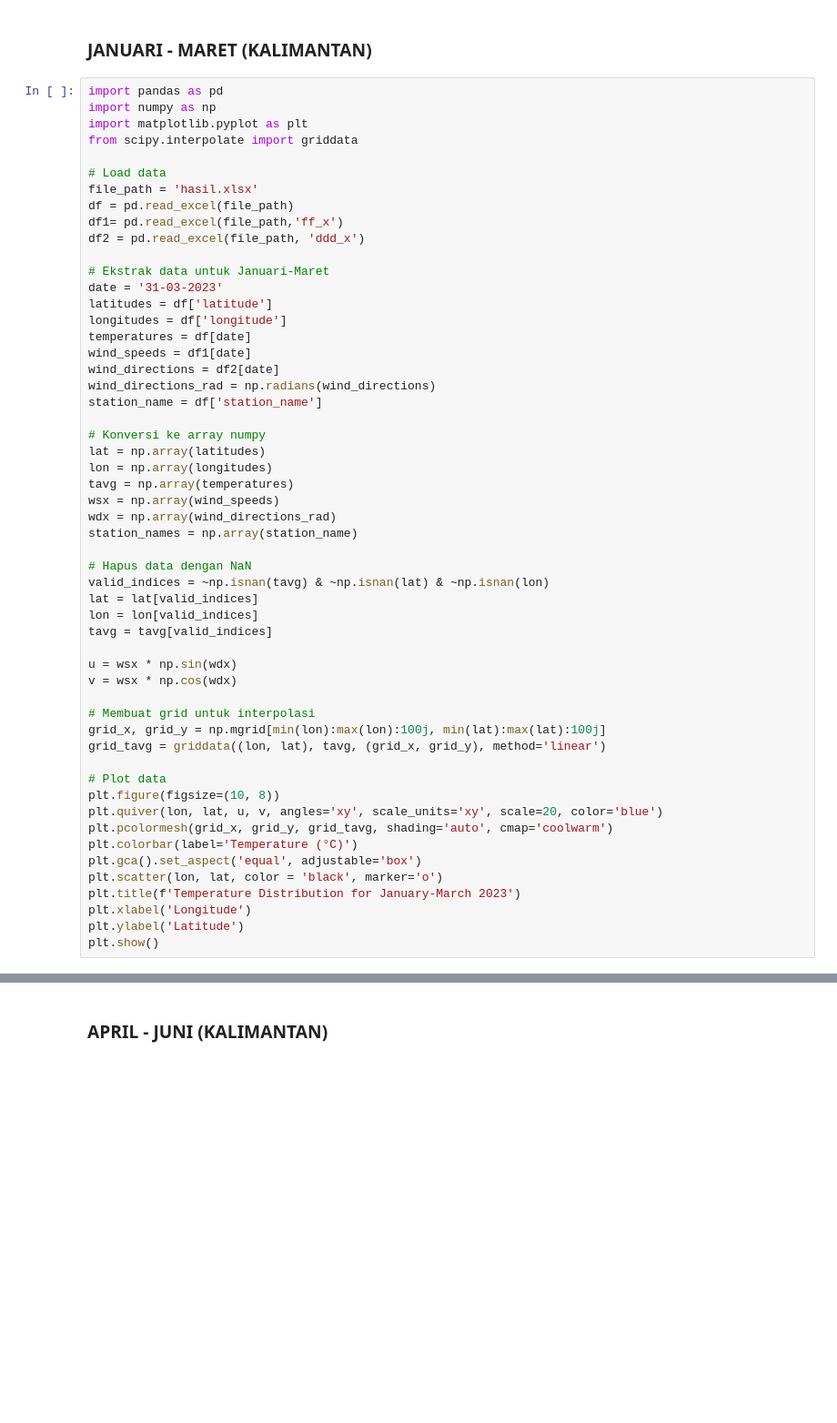
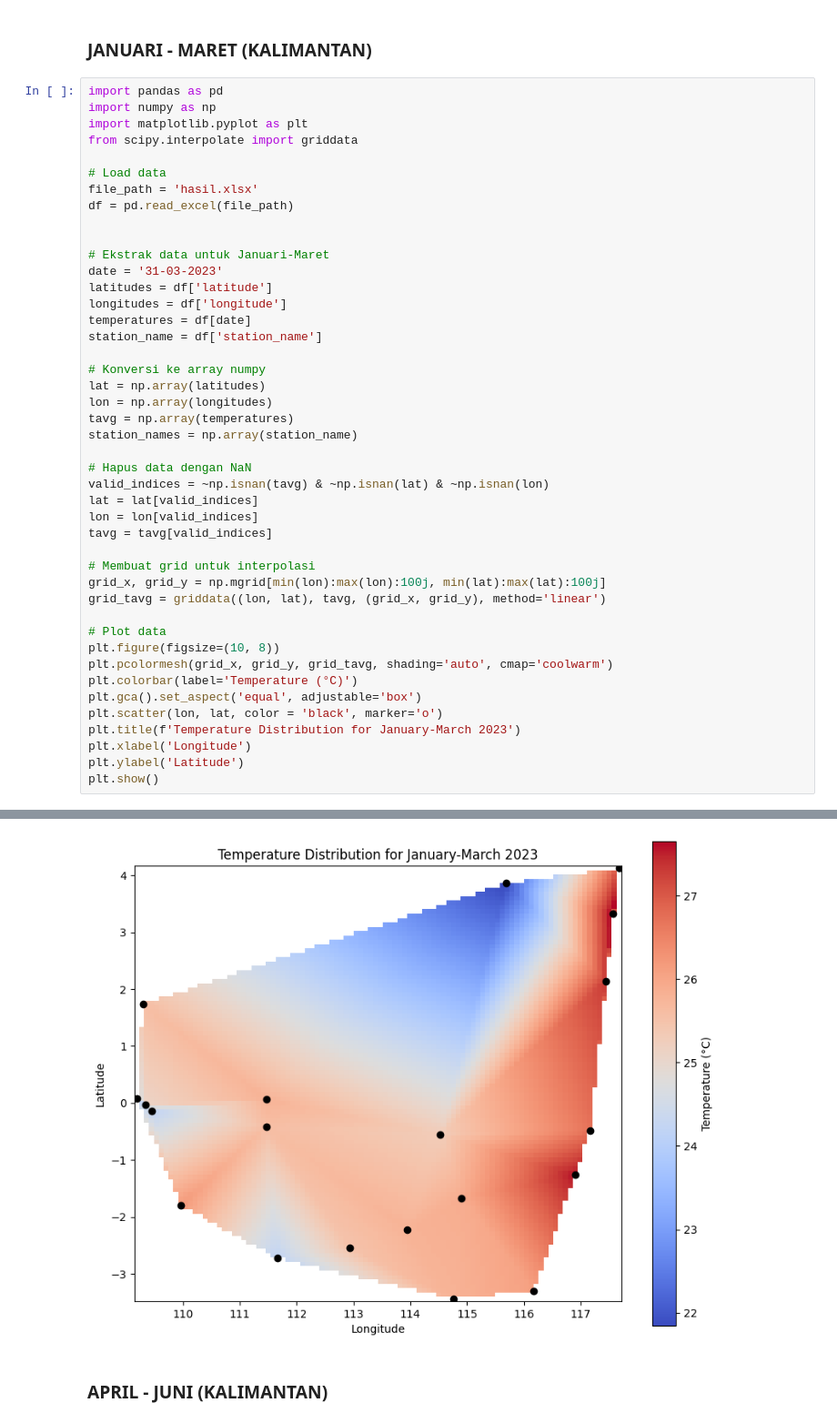
Before and after one commit to syadrn/Proyek-Kapita-Selekta, a Jupyter notebook: Tugas proyek akhir meteo/contour.ipynb, the cells around one changed output, grey strips where cells are left out. Shown: that part at 91% size. Saved outputs shown, nothing was run; the diff lists cells and outputs as text; blank space fills up the shorter version.

```diff
--- a/Tugas proyek akhir meteo/contour.ipynb
+++ b/Tugas proyek akhir meteo/contour.ipynb
@@ -9,25 +9,19 @@ from scipy.interpolate import griddata
 # Load data
 file_path = 'hasil.xlsx'
 df = pd.read_excel(file_path)
-df1= pd.read_excel(file_path,'ff_x')
-df2 = pd.read_excel(file_path, 'ddd_x')
+
 
 # Ekstrak data untuk Januari-Maret
 date = '31-03-2023'
 latitudes = df['latitude']
 longitudes = df['longitude']
 temperatures = df[date]
-wind_speeds = df1[date]
-wind_directions = df2[date]
-wind_directions_rad = np.radians(wind_directions)
 station_name = df['station_name']
 
 # Konversi ke array numpy
 lat = np.array(latitudes)
 lon = np.array(longitudes)
 tavg = np.array(temperatures)
-wsx = np.array(wind_speeds)
-wdx = np.array(wind_directions_rad)
 station_names = np.array(station_name)
 
 # Hapus data dengan NaN
@@ -36,16 +30,12 @@ lat = lat[valid_indices]
 lon = lon[valid_indices]
 tavg = tavg[valid_indices]
 
-u = wsx * np.sin(wdx)
-v = wsx * np.cos(wdx)
-
 # Membuat grid untuk interpolasi
 grid_x, grid_y = np.mgrid[min(lon):max(lon):100j, min(lat):max(lat):100j]
 grid_tavg = griddata((lon, lat), tavg, (grid_x, grid_y), method='linear')
 
 # Plot data
 plt.figure(figsize=(10, 8))
-plt.quiver(lon, lat, u, v, angles='xy', scale_units='xy', scale=20, color='blue')
 plt.pcolormesh(grid_x, grid_y, grid_tavg, shading='auto', cmap='coolwarm')
 plt.colorbar(label='Temperature (°C)')
 plt.gca().set_aspect('equal', adjustable='box')
@@ -59,3 +48,4 @@ ValueError: Worksheet named 'ff_x' not found
+[figure, added]
 # %% [markdown]
 ### APRIL - JUNI (KALIMANTAN)
 # %%
```
Also changed, not shown: parts of 3 cells of this notebook.
